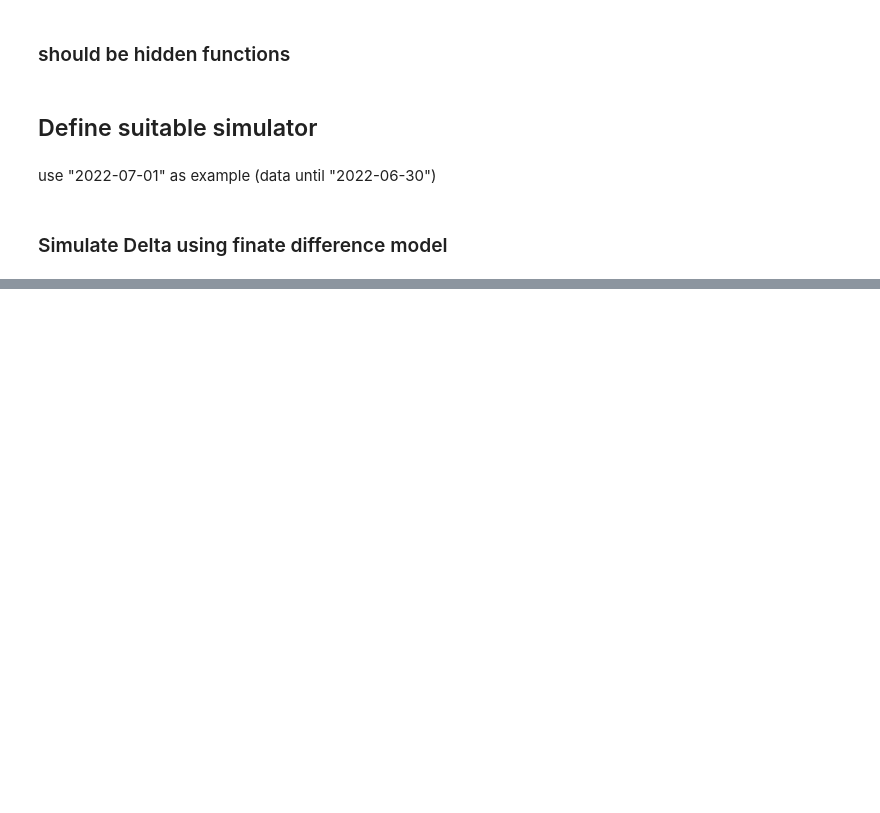
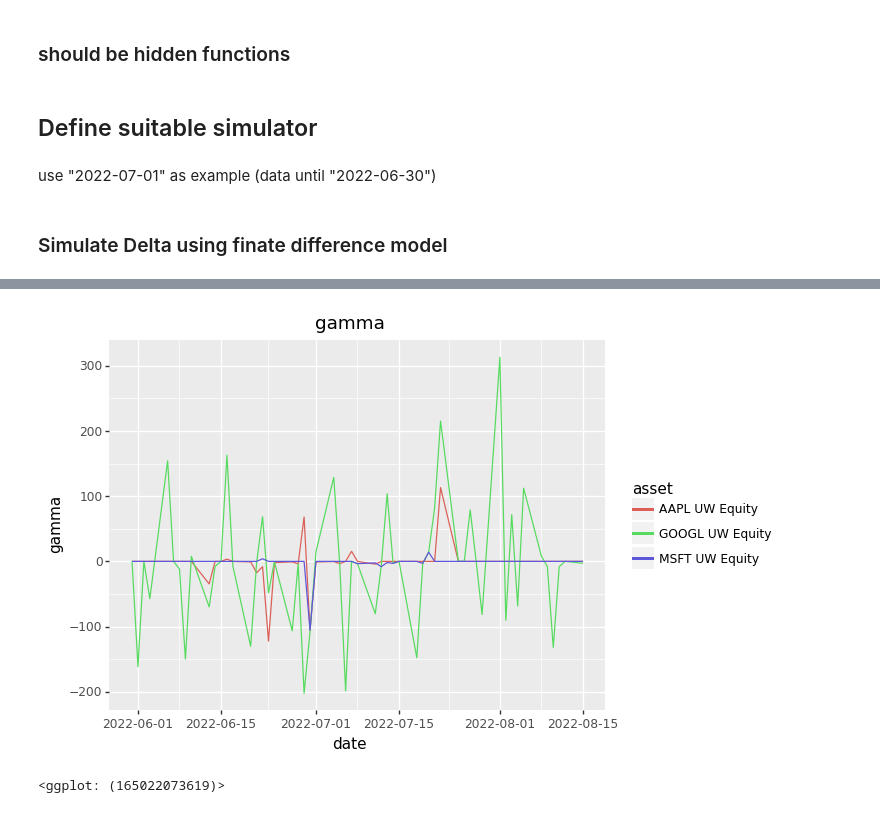
Before and after one commit to livelycloud/MH4518_GROUP13, a Jupyter notebook: greeks/greeks_simulation.ipynb, the cells around one changed output, grey strips where cells are left out. Drawn from its saved outputs; the diff is of its cells as text; code cells hidden in the pictures; blank space fills up the shorter version.

```diff
--- a/greeks/greeks_simulation.ipynb
+++ b/greeks/greeks_simulation.ipynb
@@ -275,0 +316,10 @@ for value in ([37.077599787805376,
+# %%
+(
+    ggplot()
+    + geom_line(aes(x = "date", y = "gamma", color = "asset"),  data = df)
+    + labs(title = "gamma")
+    # + scale_y_log10()
+)
+# %% [output]
+[figure, added]
+<ggplot: (165022073619)>
```
Also changed, not shown: parts of 13 cells of this notebook, 6 other files.
